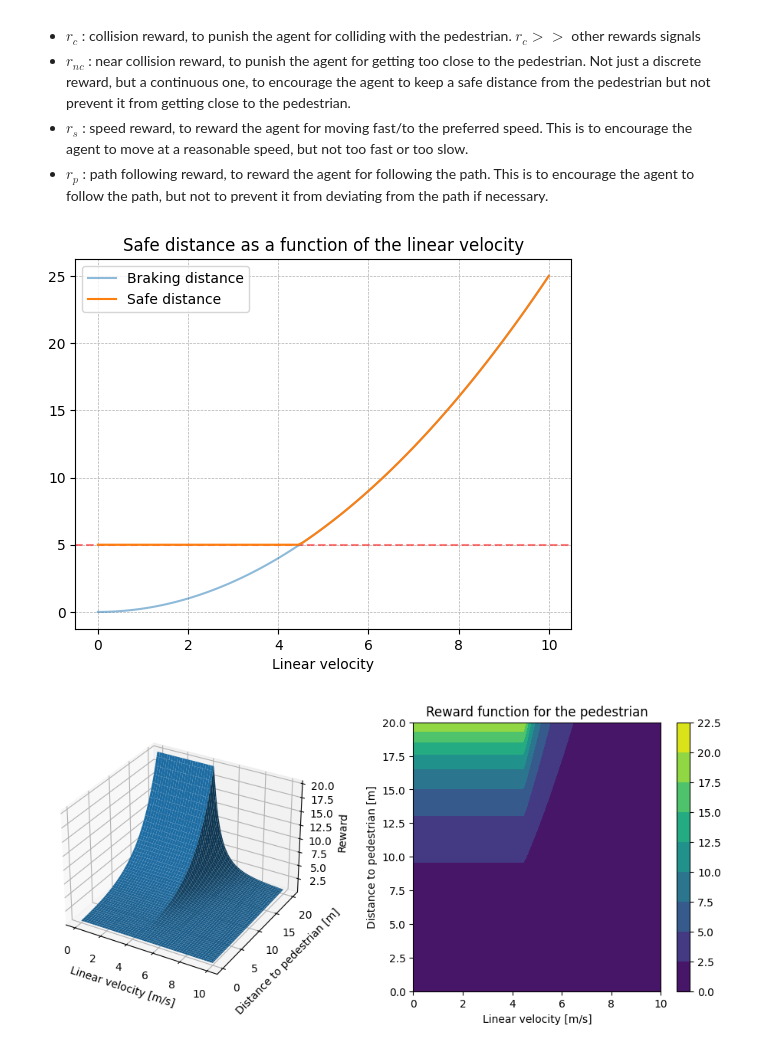
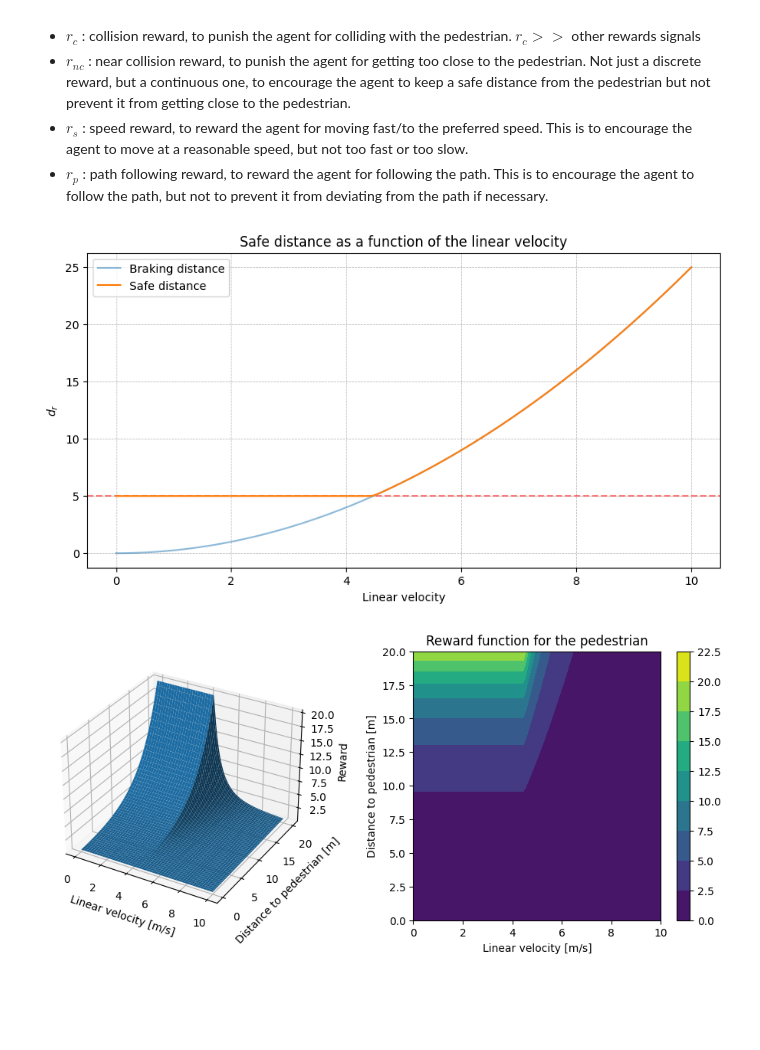
Before and after one commit to White-On/Streamlit_Presentation, a Jupyter notebook: fitness_notebook.ipynb, the cells around one changed output. Saved outputs shown, nothing was run; the diff lists cells and outputs as text; code cells hidden in the pictures; blank space fills up the shorter version.

```diff
--- a/fitness_notebook.ipynb
+++ b/fitness_notebook.ipynb
@@ -393,23 +393,24 @@ $$
 # %%
 n = 100
 v_ev = np.linspace(0, 10, n)
 a_max = 2
 min_safe_distance = 5
 do = np.ones(n) * min_safe_distance
 dr = np.maximum(np.power(v_ev,2) / (2 * a_max), do)
 
+fig = plt.figure(figsize=(10, 5))
 plt.axhline(min_safe_distance, color='r', linestyle='--', alpha=0.5)
 plt.plot(v_ev, np.power(v_ev,2) / (2 * a_max), label='Braking distance', alpha=0.5)
 plt.plot(v_ev, dr, label='Safe distance')
 plt.xlabel('Linear velocity')
 plt.ylabel('$d_r$')
 plt.title('Safe distance as a function of the linear velocity')
 plt.grid(True, linewidth=0.5, linestyle='--')
 plt.legend()
 
 plt.show()
 # %% [output]
-[figure, old version]
+[figure, new version]
 # %%
 distance_pedesrian = np.linspace(0, 20, n).reshape(-1, 1)
 r_nc = np.exp((distance_pedesrian-dr)/dr)
```
Also changed, not shown: 1 other file.
